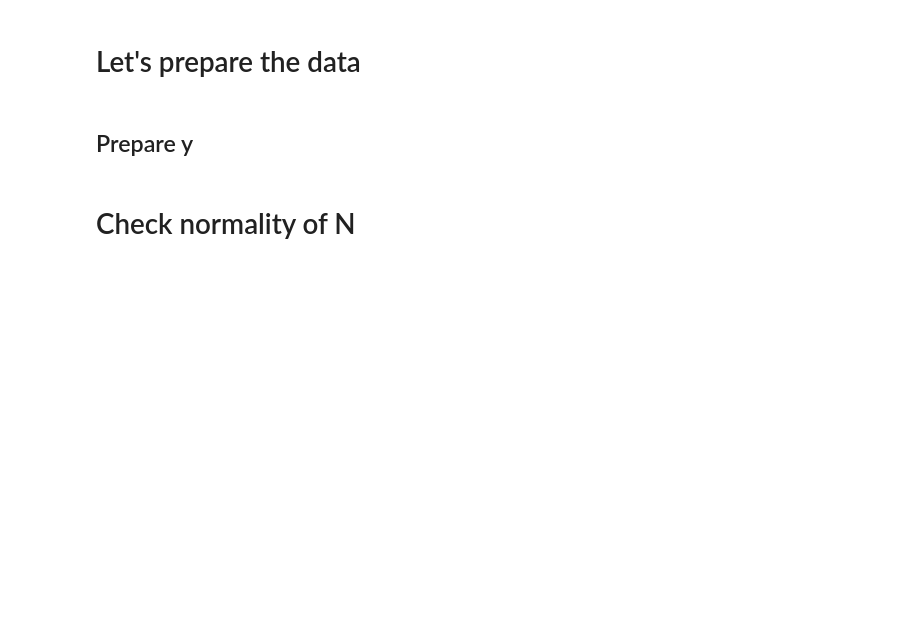
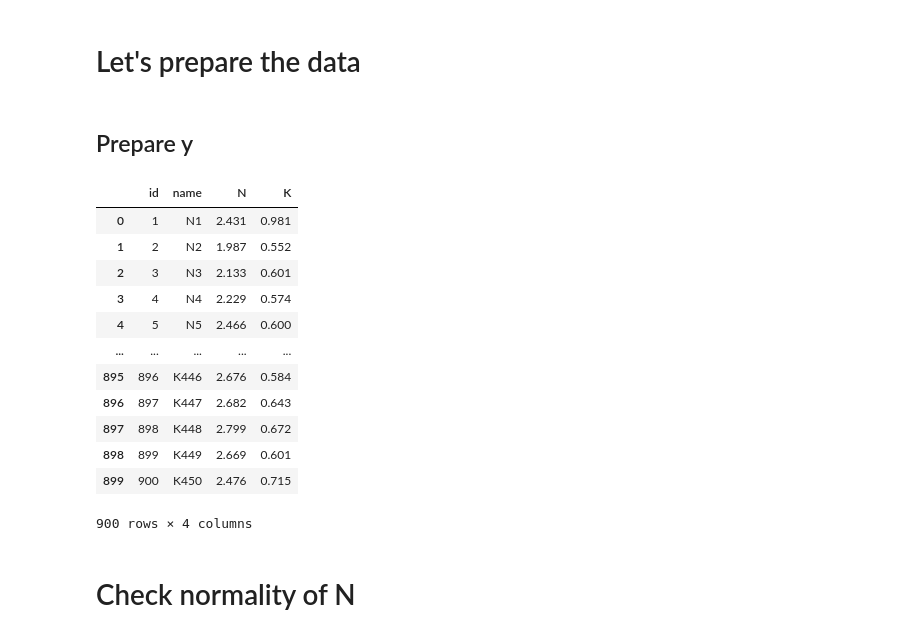
Before and after one commit to akraradets/DOAPalmNutrient, a Jupyter notebook: 0-prepare.ipynb, the cells around one changed output. Saved outputs shown, nothing was run; the diff lists cells and outputs as text; code cells hidden in the pictures; blank space fills up the shorter version.

```diff
--- a/0-prepare.ipynb
+++ b/0-prepare.ipynb
@@ -14,6 +14,22 @@ df = pd.read_csv('dataset/gt.csv')
 n_range = [0,2,2.4,3,math.inf]
 k_range = [0,0.75,0.90,1.2,math.inf]
 # df
+# %%
+df
+# %% [output]
+|  | id | name | N | K |
+| 0 | 1 | N1 | 2.431 | 0.981 |
+| 1 | 2 | N2 | 1.987 | 0.552 |
+| 2 | 3 | N3 | 2.133 | 0.601 |
+| 3 | 4 | N4 | 2.229 | 0.574 |
+| 4 | 5 | N5 | 2.466 | 0.600 |
+| ... | ... | ... | ... | ... |
+| 895 | 896 | K446 | 2.676 | 0.584 |
+| 896 | 897 | K447 | 2.682 | 0.643 |
+| 897 | 898 | K448 | 2.799 | 0.672 |
+| 898 | 899 | K449 | 2.669 | 0.601 |
+| 899 | 900 | K450 | 2.476 | 0.715 |
+900 rows × 4 columns
 # %% [markdown]
 # Check normality of N
 # %%
```
Also changed, not shown: 10 other files.
